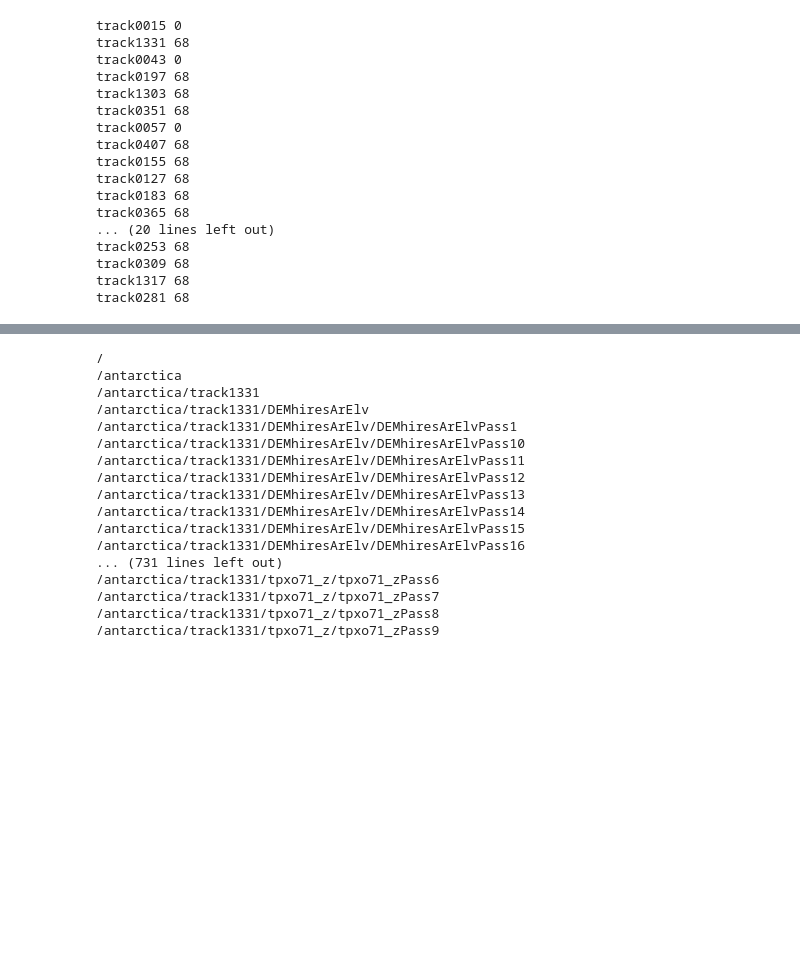
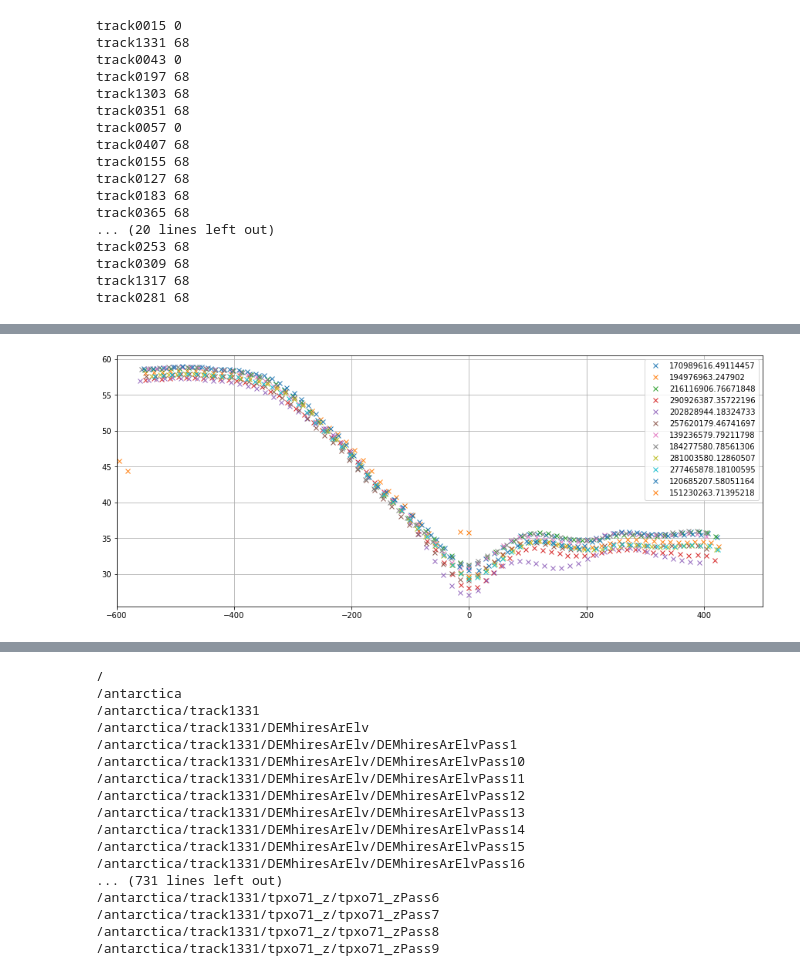
Before and after one commit to arrran/PhD_data_chapter, a Jupyter notebook: Jupyter/ICESAT1/load_matlab_icesat1_structures.ipynb, the cells around one changed output, grey strips where cells are left out. Cells and saved outputs as stored; diff of their text form; code cells hidden in the pictures; blank space fills up the shorter version.

```diff
--- a/Jupyter/ICESAT1/load_matlab_icesat1_structures.ipynb
+++ b/Jupyter/ICESAT1/load_matlab_icesat1_structures.ipynb
@@ -163,0 +190,14 @@ df.drop([281],inplace=True)
+# %%
+#This is pretty bogus
+#try and align them at the minimum
+plt.figure(figsize=(15,6))
+for pas in df.pass_num.value_counts().index.tolist():
+    dl = df[df.pass_num==pas]
+    min_i = dl.h.to_numpy().argmin()
+    min_x = dl.x.iloc[min_i]
+    plt.plot(dl.x.to_numpy() - min_x,dl.h,'x',label=dl.time.mean())
+plt.xlim([-600, 500])
+plt.legend()
+plt.grid()
+# %% [output]
+[figure, added]
```
Also changed, not shown: parts of 17 cells of this notebook, 1 other file.
